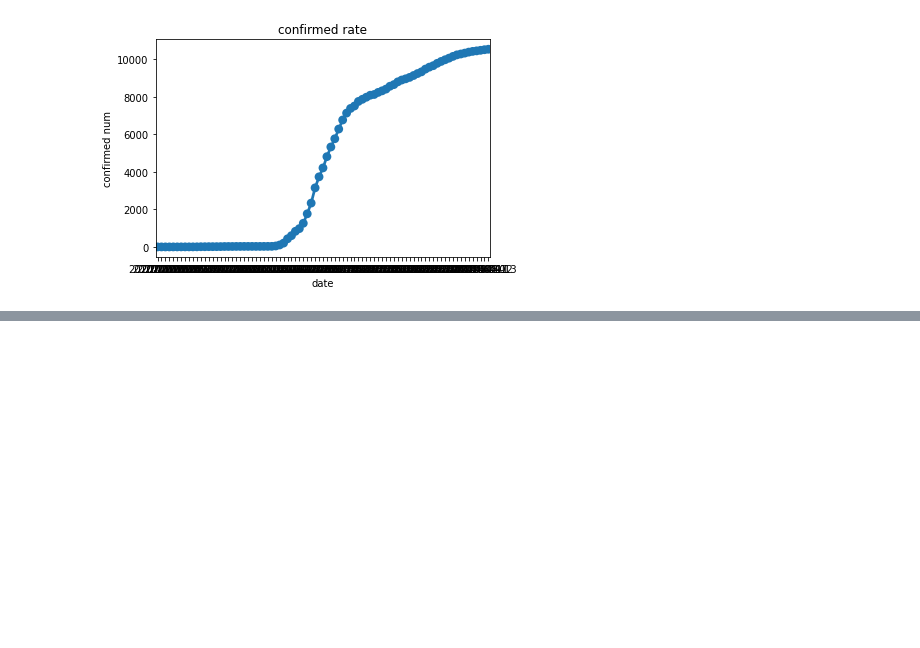
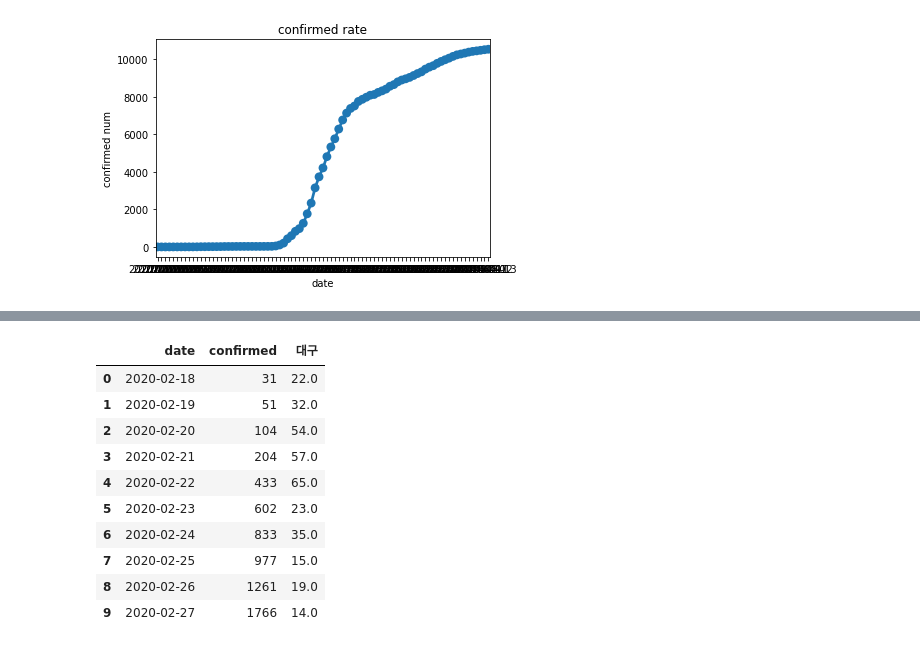
Before and after one commit to 21800040/Kwon_Jihyun, a Jupyter notebook: Deagu_PM.ipynb, the cells around one changed output, grey strips where cells are left out. Saved outputs shown, nothing was run; the diff lists cells and outputs as text; code cells hidden in the pictures; blank space fills up the shorter version.

```diff
--- a/Deagu_PM.ipynb
+++ b/Deagu_PM.ipynb
@@ -151,0 +147,17 @@ fig.show()
+# %%
+comb_data = pd.merge(patient, df_total.rename(columns = {'날짜':'date'})) #겹치는 날짜 병합
+#필요없는 열 제거
+fix_comb_data = comb_data.loc[:,['date' ,'confirmed','대구']]
+fix_comb_data.head(10)
+# %% [output]
+|  | date | confirmed | 대구 |
+| 0 | 2020-02-18 | 31 | 22.0 |
+| 1 | 2020-02-19 | 51 | 32.0 |
+| 2 | 2020-02-20 | 104 | 54.0 |
+| 3 | 2020-02-21 | 204 | 57.0 |
+| 4 | 2020-02-22 | 433 | 65.0 |
+| 5 | 2020-02-23 | 602 | 23.0 |
+| 6 | 2020-02-24 | 833 | 35.0 |
+| 7 | 2020-02-25 | 977 | 15.0 |
+| 8 | 2020-02-26 | 1261 | 19.0 |
+| 9 | 2020-02-27 | 1766 | 14.0 |
```
Also changed, not shown: parts of 5 cells of this notebook.
